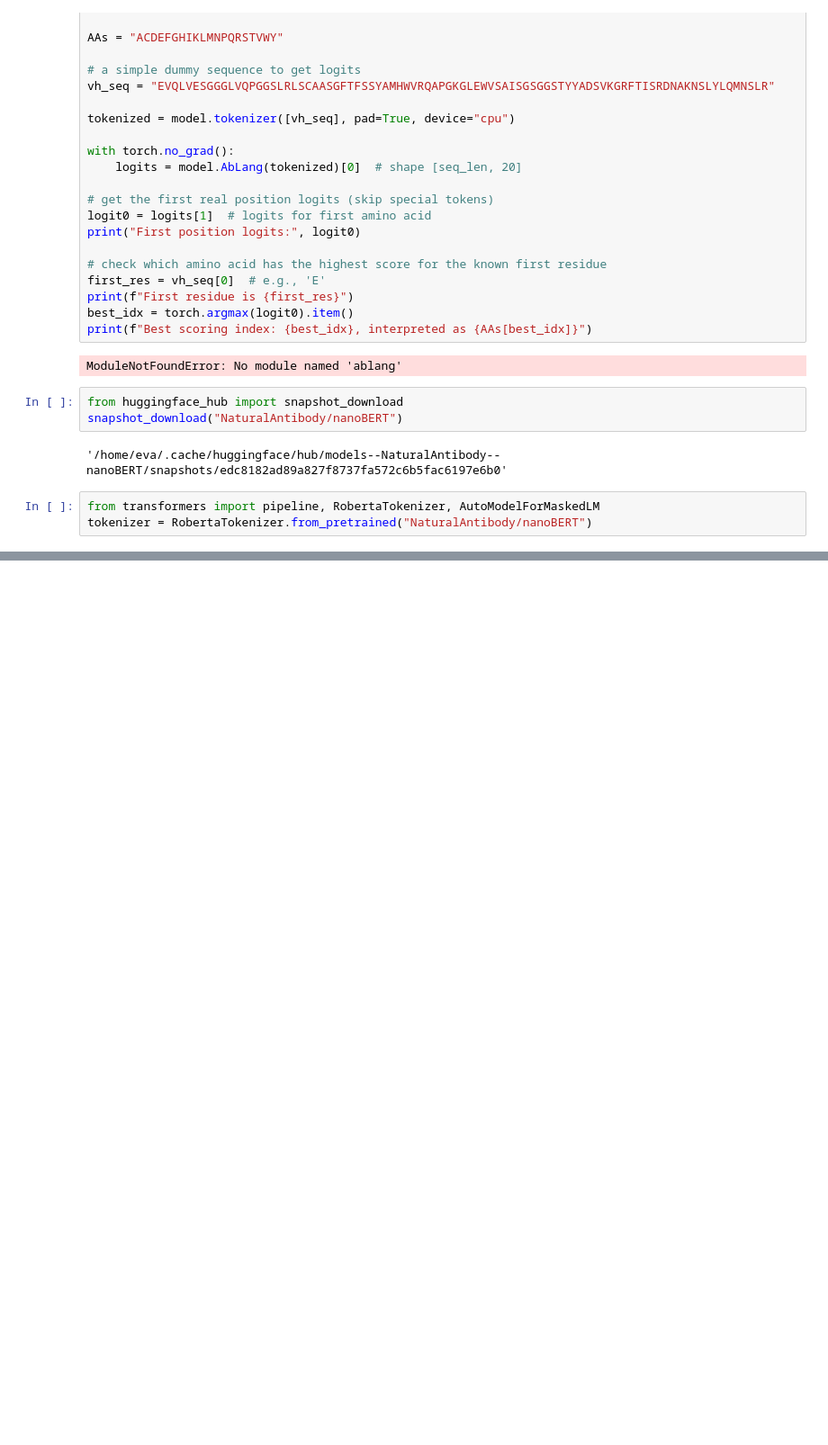
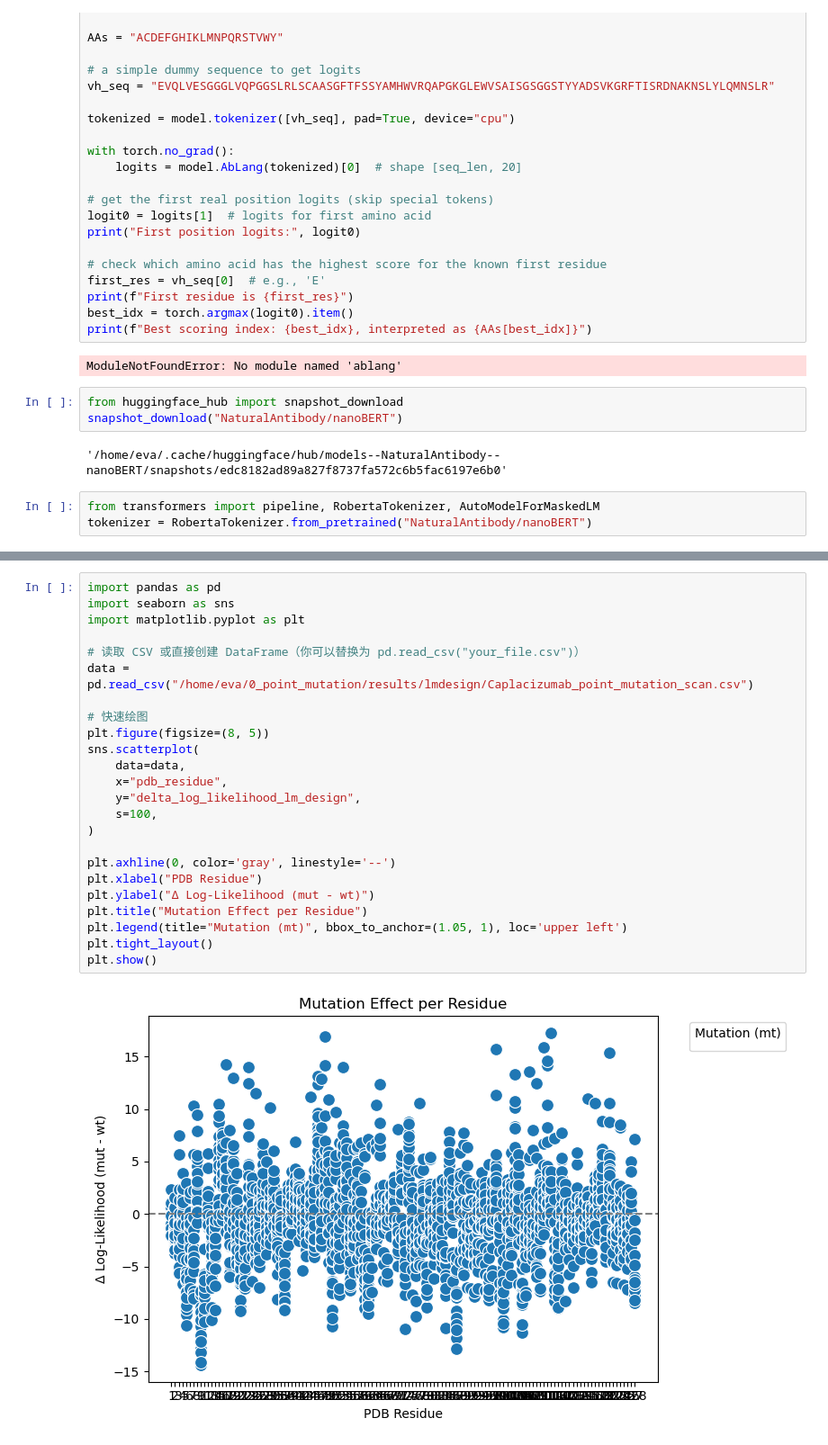
Before and after one commit to WenyueDai/Benchmark_point_mutation_antibody_VHH, a Jupyter notebook: temp/TEST.ipynb, the cells around one changed output, grey strips where cells are left out. Shown at 90% size. Saved outputs shown, nothing was run; the diff lists cells and outputs as text; blank space fills up the shorter version.

Commit message:
lm_design try to debug

```diff
--- a/temp/TEST.ipynb
+++ b/temp/TEST.ipynb
@@ -41,0 +104,26 @@ for i in range(1, pose.total_residue() + 1):
+# %%
+import pandas as pd
+import seaborn as sns
+import matplotlib.pyplot as plt
+
+# 读取 CSV 或直接创建 DataFrame（你可以替换为 pd.read_csv("your_file.csv")）
+data = pd.read_csv("/home/eva/0_point_mutation/results/lmdesign/Caplacizumab_point_mutation_scan.csv")
+
+# 快速绘图
+plt.figure(figsize=(8, 5))
+sns.scatterplot(
+    data=data,
+    x="pdb_residue",
+    y="delta_log_likelihood_lm_design",
+    s=100,
+)
+
+plt.axhline(0, color='gray', linestyle='--')
+plt.xlabel("PDB Residue")
+plt.ylabel("Δ Log-Likelihood (mut - wt)")
+plt.title("Mutation Effect per Residue")
+plt.legend(title="Mutation (mt)", bbox_to_anchor=(1.05, 1), loc='upper left')
+plt.tight_layout()
+plt.show()
+# %% [output]
+[figure, added]
```
Also changed, not shown: parts of 7 cells of this notebook, 55 other files.
